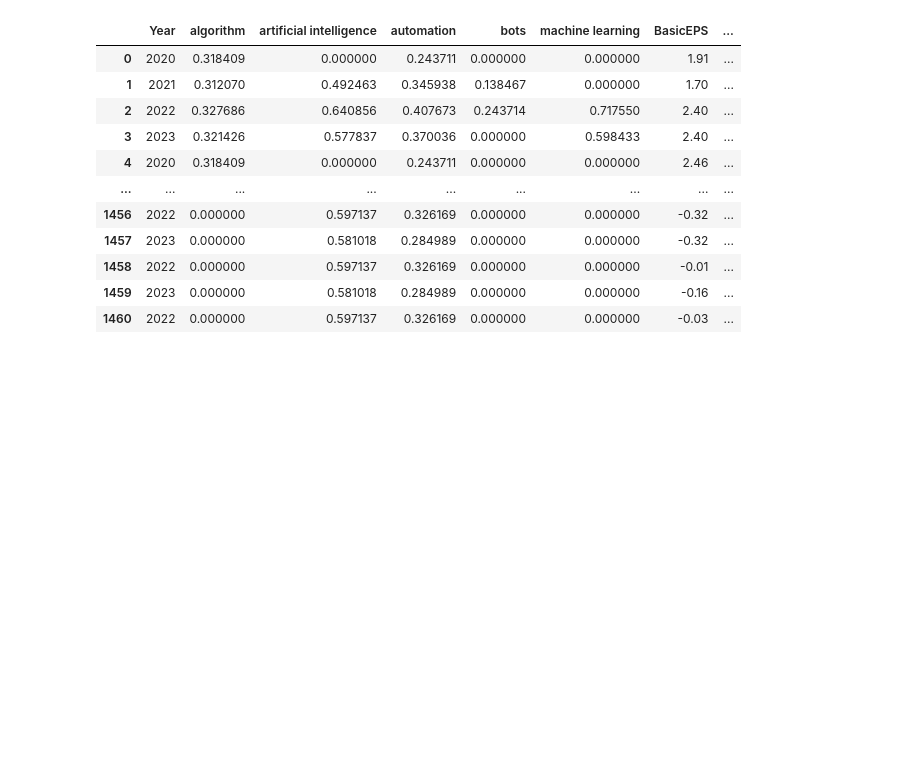
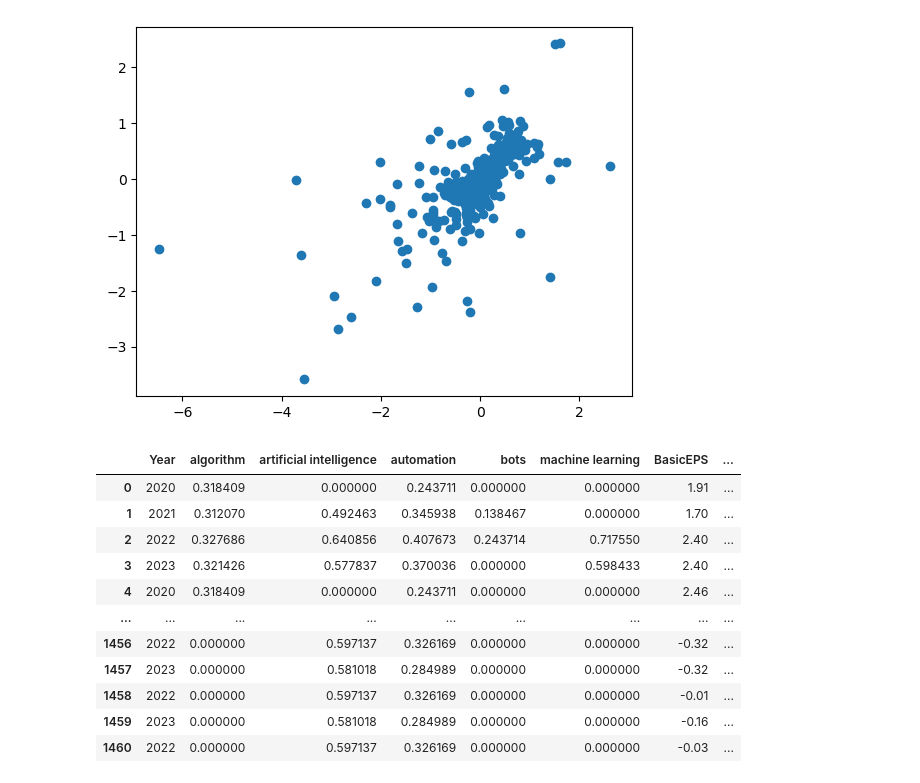
Before and after one commit to gav-conn/Finanacial_Data_Science, a Jupyter notebook: FDS_Project/MachineLearning_Model.ipynb, the cells around one changed output. Saved outputs shown, nothing was run; the diff lists cells and outputs as text; code cells hidden in the pictures; blank space fills up the shorter version.

```diff
--- a/FDS_Project/MachineLearning_Model.ipynb
+++ b/FDS_Project/MachineLearning_Model.ipynb
@@ -157,3 +240,10 @@ plt.show()
+# %%
+plt.scatter(x=y_test, y=model.predict(X_test))
+# plt.xlim(-1,1.5)
+# plt.ylim(-1,1.5)
+plt.show()
+# %% [output]
+[figure, added]
 # %%
 xgb.plot_importance(model, color=colors_hex[0])
 plt.show()
```
Also changed, not shown: parts of 19 cells of this notebook, 2 other files.
